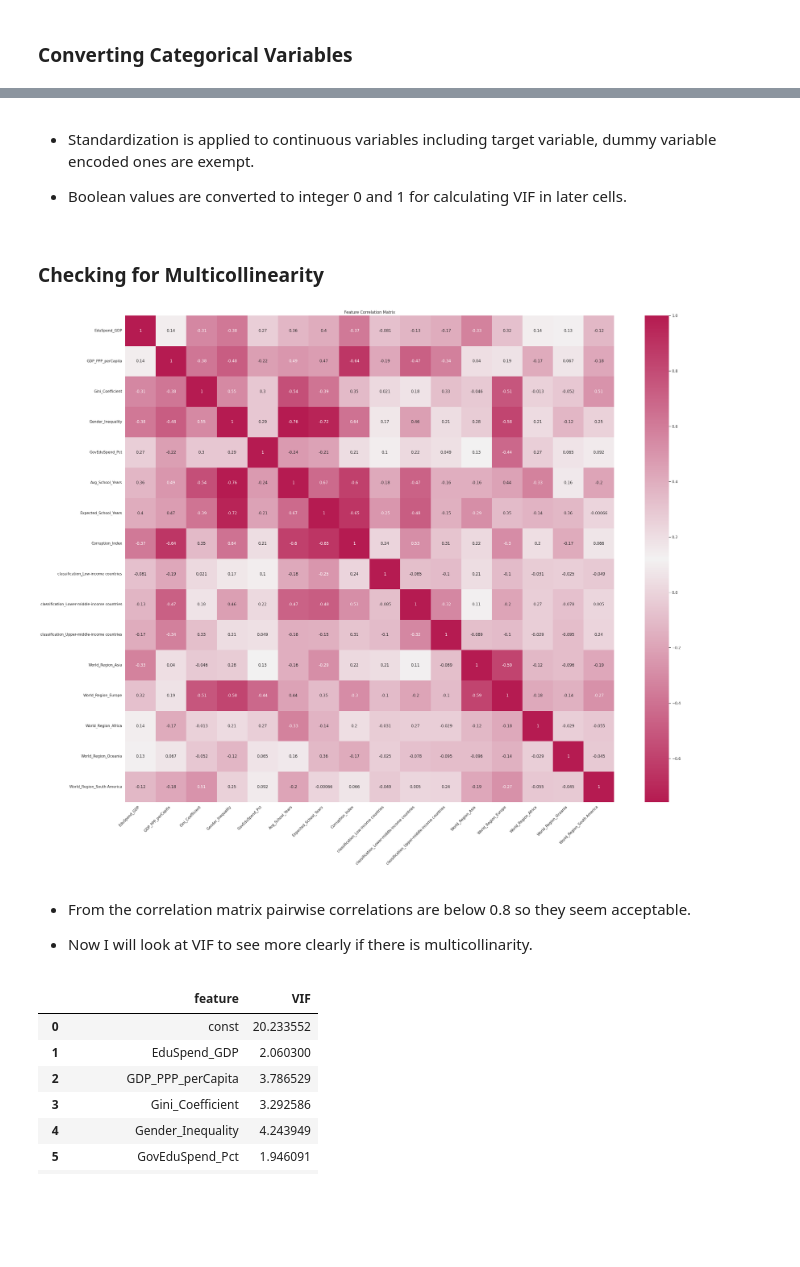
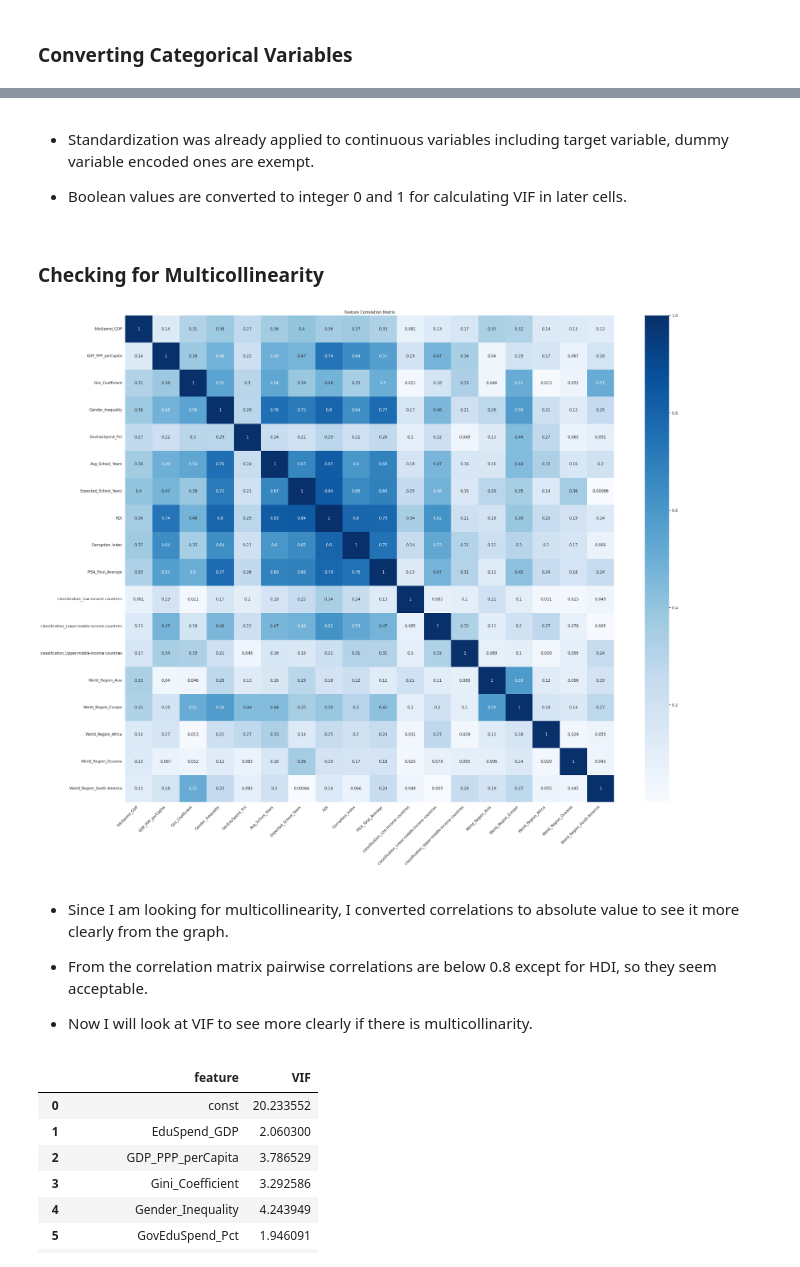
Before and after one commit to Zeynep243/DSA-210-Project, a Jupyter notebook: Machine_Learning.ipynb, the cells around one changed output, grey strips where cells are left out. Drawn from its saved outputs; the diff is of its cells as text; code cells hidden in the pictures; blank space fills up the shorter version.

```diff
--- a/Machine_Learning.ipynb
+++ b/Machine_Learning.ipynb
@@ -19,21 +493,13 @@ sns.set(style="whitegrid")
 # %% [markdown]
 ### Converting Categorical Variables
 # %%
-df = pd.read_csv('complete_data.csv')
+# dropping a column from one hot encoding to get dummy variable
 
-# dummy variable approach for income level classification, updated from recit 10
-df_dummy = pd.get_dummies(df['classification'], prefix='classification', drop_first = True)
-
-df = pd.concat([df, df_dummy], axis=1) # add encoded variables to original data frame
+# dummy variable approach for income level classification
+df = df.drop(columns=['classification_High-income countries'])
 
 # dummy variable approach for world regions
-#df_dummy = pd.get_dummies(df['World_Region'], prefix='World_Region', drop_first = True)
+# I chose to drop World_Region_North America specifically because it had a high VIF score
+df = df.drop(columns=['World_Region_North America'])
 
-
-# I chose to drop World_Region_North America specifically because it had a high VIF score
-df_dummy = pd.get_dummies(df['World_Region'], prefix='World_Region', drop_first = False)
-df_dummy = df_dummy.drop(columns=['World_Region_North America'])
-
-df = pd.concat([df, df_dummy], axis=1)
-
-df.to_csv("complete_data_encoded.csv")
+df.to_csv("complete_data_dummy.csv")
@@ -150,5 +522,5 @@ df.head()
 # %% [markdown]
-* Standardization is applied to continuous variables including target variable, dummy variable encoded ones are exempt.
+* Standardization was already applied to continuous variables including target variable, dummy variable encoded ones are exempt.
 
 * Boolean values are converted to integer 0 and 1 for calculating VIF in later cells.
 # %% [markdown]
@@ -156,43 +528,35 @@ df.head()
 # %%
 import seaborn as sns
 
 # color palette to make both +1 and -1 correlation red, 0 white
-# it is to see correlation more clearly by looking at the darkness
-rwr = sns.diverging_palette(
-    h_neg=0, h_pos=0,
-    s=90,
-    l=40,
-    center="light",
-    as_cmap=True
-)
+# it is to see correlation more clearly by looking at the darkness regardless of them being positive or negative correlation
 
-
-#sns.heatmap(data, cmap=rwr, center=0)
-
-corr = df_multicol.corr()
+corr = df.corr().abs() # converted to absolute value to have higher correlations (negative or positive) more visible
 
 plt.figure(figsize=(30, 24))
 
 sns.heatmap(
     corr,
     annot=True,
     xticklabels=corr.columns,
     yticklabels=corr.columns,
-     cmap= rwr,
+    cmap="Blues"
 
 )
 
 
 plt.title("Feature Correlation Matrix")
 plt.xticks(rotation=45, ha='right')
 plt.yticks()
 plt.tight_layout()
 
 plt.show()
 # %% [output]
-[figure, old version]
+[figure, new version]
 # %% [markdown]
-* From the correlation matrix pairwise correlations are below 0.8 so they seem acceptable.
+* Since I am looking for multicollinearity, I converted correlations to absolute value to see it more clearly from the graph.
+
+* From the correlation matrix pairwise correlations are below 0.8 except for HDI, so they seem acceptable.
 
 * Now I will look at VIF to see more clearly if there is multicollinarity.
 # %%
```
Also changed, not shown: parts of 38 cells of this notebook.
